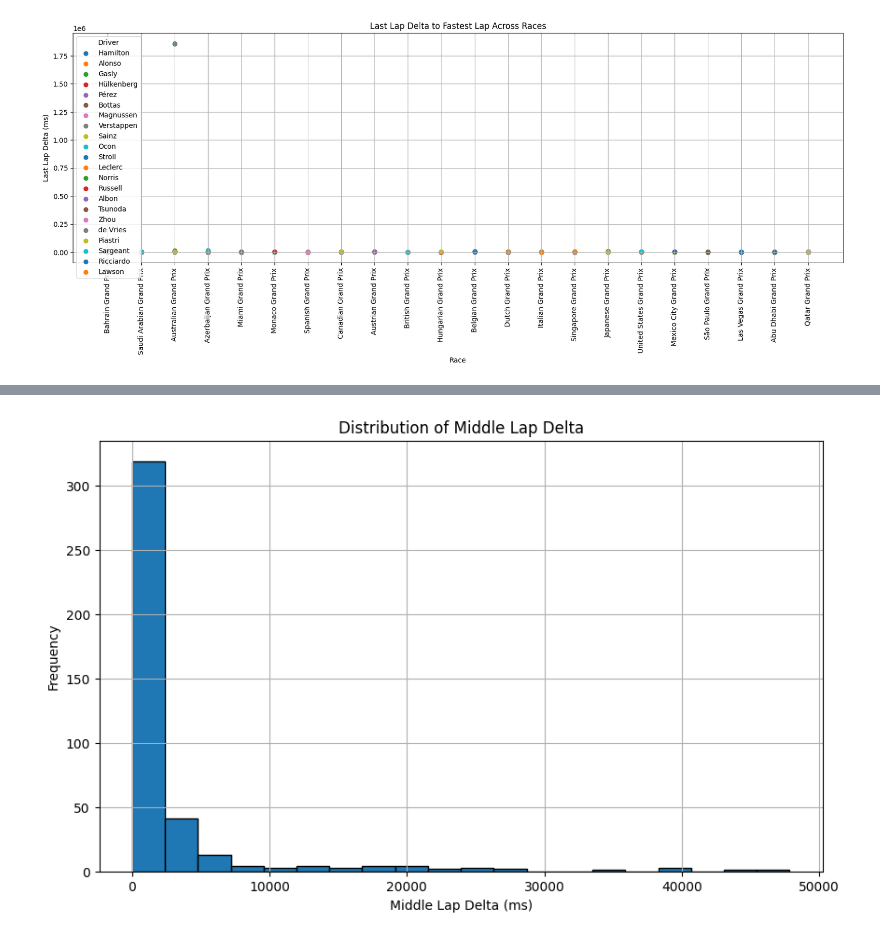
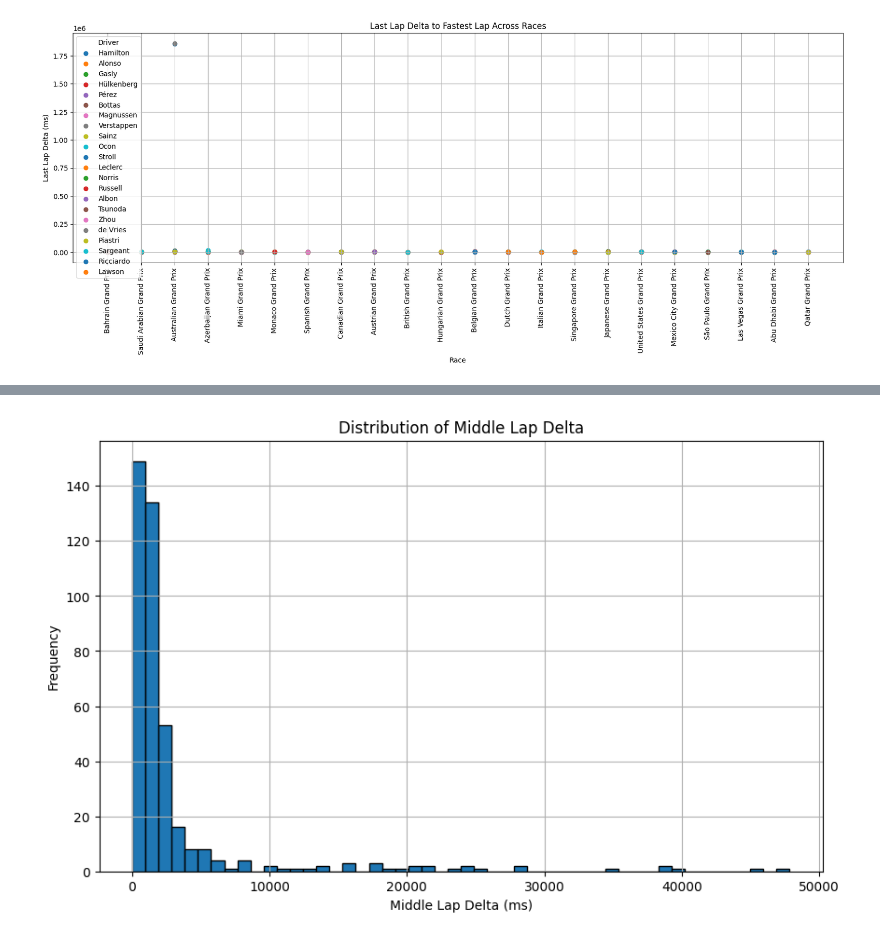
Before and after one commit to MichaelAngeloTheFirst/Formula1-Dataset-Exploration, a Jupyter notebook: f1_times.ipynb, the cells around one changed output, grey strips where cells are left out. Saved outputs shown, nothing was run; the diff lists cells and outputs as text; code cells hidden in the pictures.

```diff
--- a/f1_times.ipynb
+++ b/f1_times.ipynb
@@ -328,12 +374,12 @@ plt.show()
 # %%
 plt.figure(figsize=(10, 6))
-plt.hist(times_delta['middleLapDelta'], bins=20, edgecolor='black')
+plt.hist(times_delta['middleLapDelta'], bins=50, edgecolor='black')
 plt.xlabel('Middle Lap Delta (ms)')
 plt.ylabel('Frequency')
 plt.title('Distribution of Middle Lap Delta')
 plt.grid(True)
 plt.show()
 # %% [output]
-[figure, old version]
+[figure, new version]
 # %%
 plt.figure(figsize=(10, 6))
```
Also changed, not shown: parts of 4 cells of this notebook.
